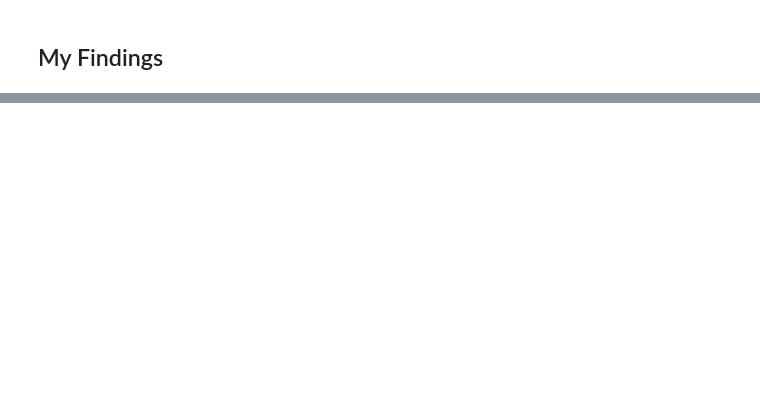
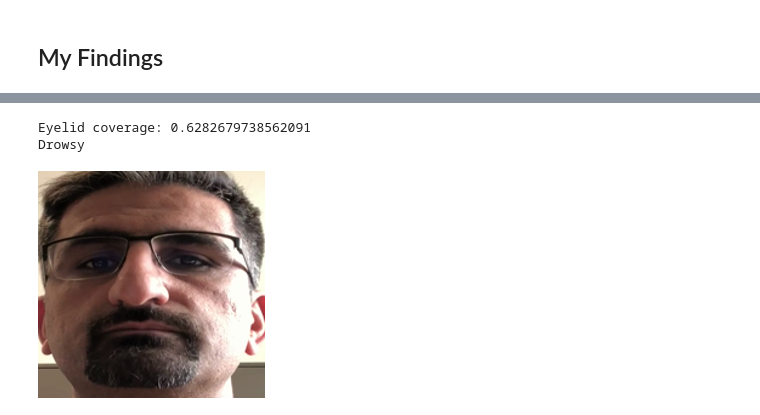
Before and after one commit to FranciscoLozCoding/csc481_Project, a Jupyter notebook: 2_modeling.ipynb, the cells around one changed output, grey strips where cells are left out. Cells and saved outputs as stored; diff of their text form; code cells hidden in the pictures; blank space fills up the shorter version.

```diff
--- a/2_modeling.ipynb
+++ b/2_modeling.ipynb
@@ -399,0 +736,64 @@ plt.show()
+# %%
+# Detect faces
+rects = detector(ND_IMAGE, 1)
+image_copy = raw_ND_IMAGE.copy()
+
+for rect in rects:
+  # Get the facial landmarks
+  shape = predictor(ND_IMAGE, rect)
+  shape = face_utils.shape_to_np(shape)
+
+  # Extract left and right eye regions
+  (lStart, lEnd) = face_utils.FACIAL_LANDMARKS_IDXS["left_eye"]
+  (rStart, rEnd) = face_utils.FACIAL_LANDMARKS_IDXS["right_eye"]
+  leftEye = shape[lStart:lEnd]
+  rightEye = shape[rStart:rEnd]
+
+  # Define bounding box around the eye region
+  left_eye_rect = add_eye_padding(leftEye, PADDING, image_copy)
+  right_eye_rect = add_eye_padding(rightEye, PADDING, image_copy)
+
+  # Crop eye regions from grayscale image
+  left_eye_img = ND_IMAGE[left_eye_rect[1]:left_eye_rect[1] + left_eye_rect[3],
+                      left_eye_rect[0]:left_eye_rect[0] + left_eye_rect[2]]
+  right_eye_img = ND_IMAGE[right_eye_rect[1]:right_eye_rect[1] + right_eye_rect[3],
+                        right_eye_rect[0]:right_eye_rect[0] + right_eye_rect[2]]
+
+  # Adjust leftEye and rightEye coordinates to be relative to the cropped image
+  # leftEye = [(point[0] - left_eye_rect[0], point[1] - left_eye_rect[1]) for point in leftEye]
+  # rightEye = [(point[0] - right_eye_rect[0], point[1] - right_eye_rect[1]) for point in rightEye]
+
+  # Detect eyelid contours using the function
+  contours_left = detect_eyelid_contours(left_eye_img)
+  contours_right = detect_eyelid_contours(right_eye_img)
+
+  # Adjust contours to match original image coordinates
+  contours_left = [
+      [point[0][0] + left_eye_rect[0], point[0][1] + left_eye_rect[1]] for contour in contours_left for point in contour
+  ]
+  contours_right = [
+      [point[0][0] + right_eye_rect[0], point[0][1] + right_eye_rect[1]] for contour in contours_right for point in contour
+  ]
+
+  # Calculate eyelid coverage
+  left_eyelid_coverage = calculate_eyelid_coverage_from_contours(leftEye, contours_left)
+  right_eyelid_coverage = calculate_eyelid_coverage_from_contours(rightEye, contours_right)
+  avg_eyelid_coverage = (left_eyelid_coverage + right_eyelid_coverage) / 2
+
+  print("Eyelid coverage:", avg_eyelid_coverage)
+
+  # Test drowsiness based on eyelid coverage
+  if avg_eyelid_coverage > DROWSINESS_THRESHOLD:
+      print("Drowsy")
+  else:
+      print("Not Drowsy")
+
+
+# Display the image with the drowsiness label
+cv2_imshow(image_copy)
+cv2.waitKey(0)
+cv2.destroyAllWindows()
+# %% [output]
+Eyelid coverage: 0.6282679738562091
+Drowsy
+[figure, added]
```
Also changed, not shown: parts of 18 cells of this notebook.
